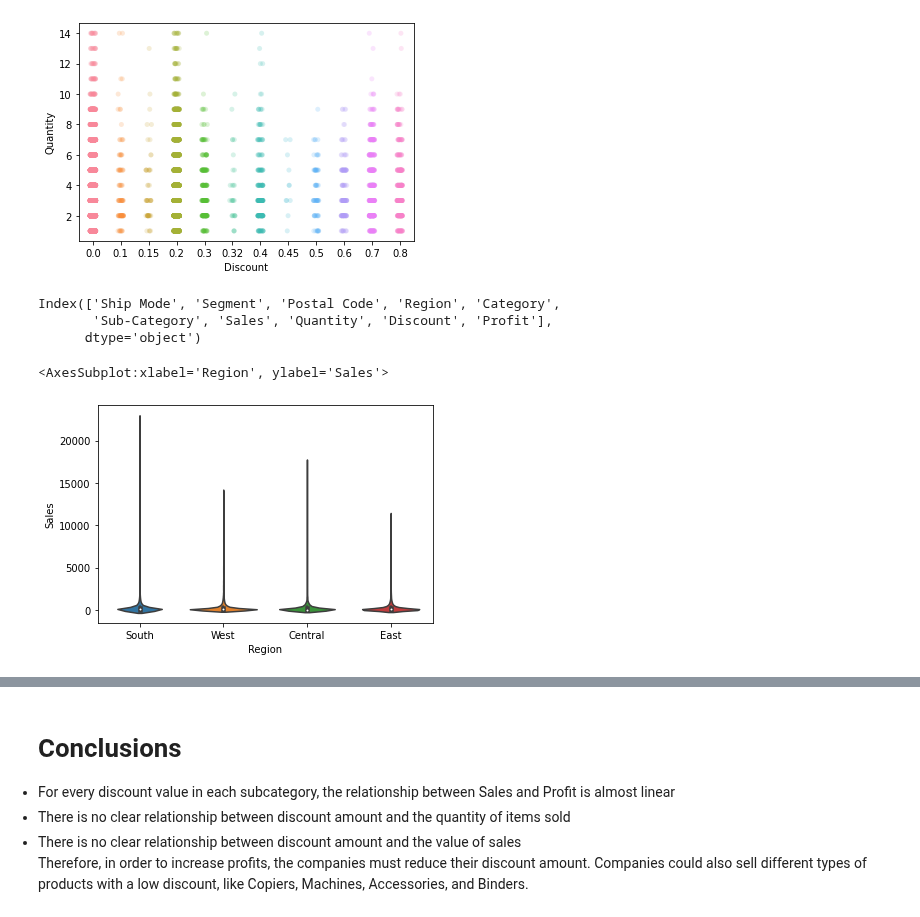
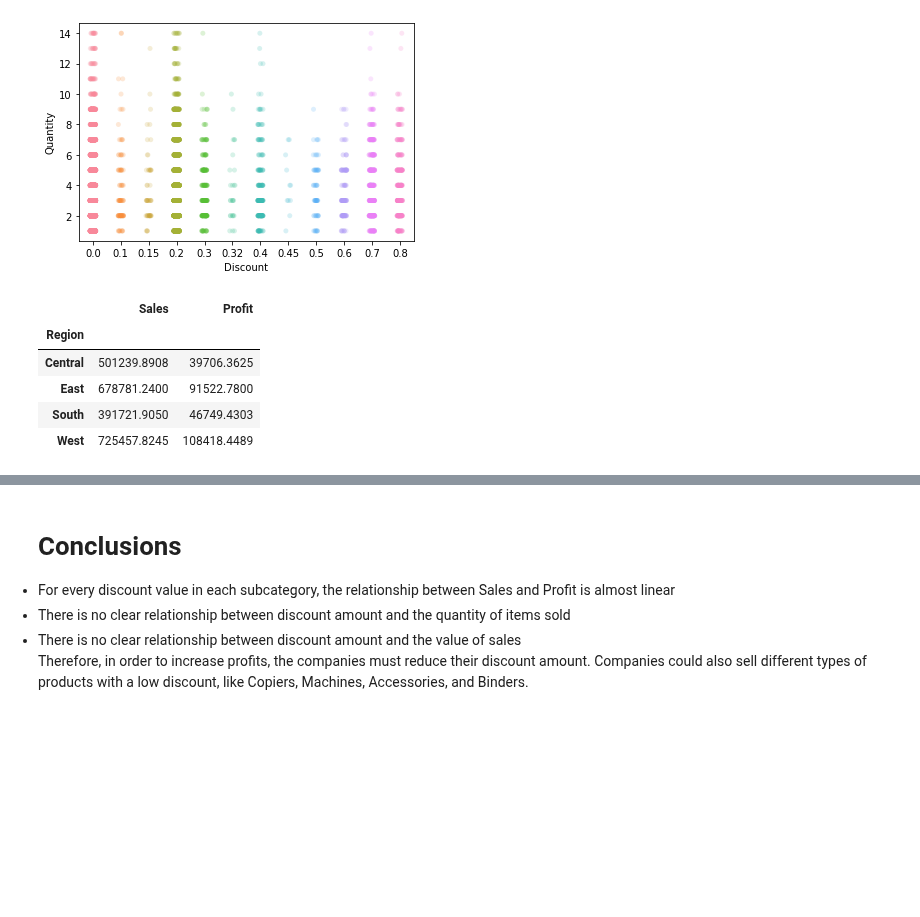
Before and after one commit to john-sedrak/GRIP, a Jupyter notebook: Task 3/task.ipynb, the cells around one changed output, grey strips where cells are left out. Drawn from its saved outputs; the diff is of its cells as text; code cells hidden in the pictures; blank space fills up the shorter version.

```diff
--- a/Task 3/task.ipynb
+++ b/Task 3/task.ipynb
@@ -135,12 +135,14 @@ sns.stripplot(x='Discount', y='Quantity', data=shipments, alpha=0.2)
 # %% [output]
 <AxesSubplot:xlabel='Discount', ylabel='Quantity'>
 [figure]
-# %%
-print(shipments.columns)
-sns.violinplot(x='Region', y='Sales', data=shipments, )
-# %% [output]
-Index(['Ship Mode', 'Segment', 'Postal Code', 'Region', 'Category',
-       'Sub-Category', 'Sales', 'Quantity', 'Discount', 'Profit'],
-      dtype='object')
-<AxesSubplot:xlabel='Region', ylabel='Sales'>
-[figure, removed]
+# %%
+spr = shipments[['Region','Sales', 'Profit']].groupby('Region')
+spr = spr.agg('sum')
+spr
+# %% [output]
+|  | Sales | Profit |
+| Region |  |  |
+| Central | 501239.8908 | 39706.3625 |
+| East | 678781.2400 | 91522.7800 |
+| South | 391721.9050 | 46749.4303 |
+| West | 725457.8245 | 108418.4489 |
```
Also changed, not shown: parts of 1 cell of this notebook.
